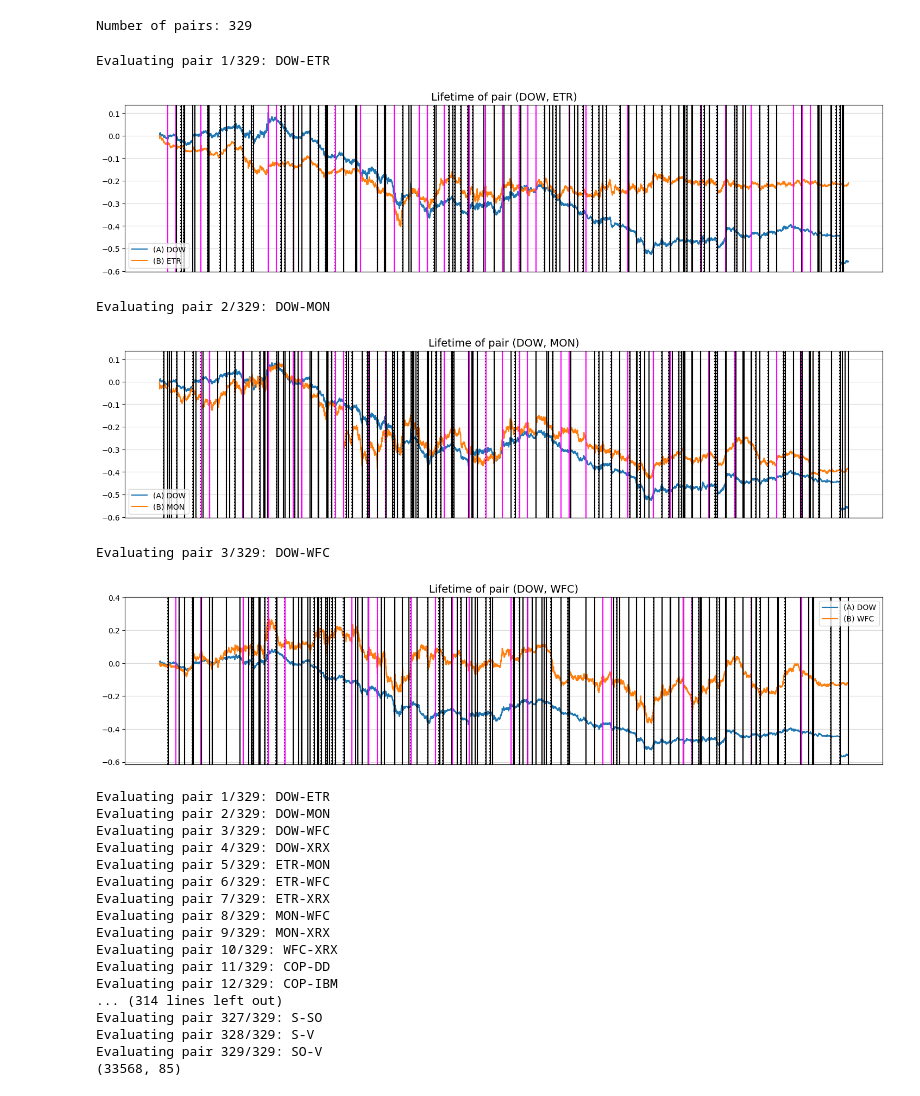
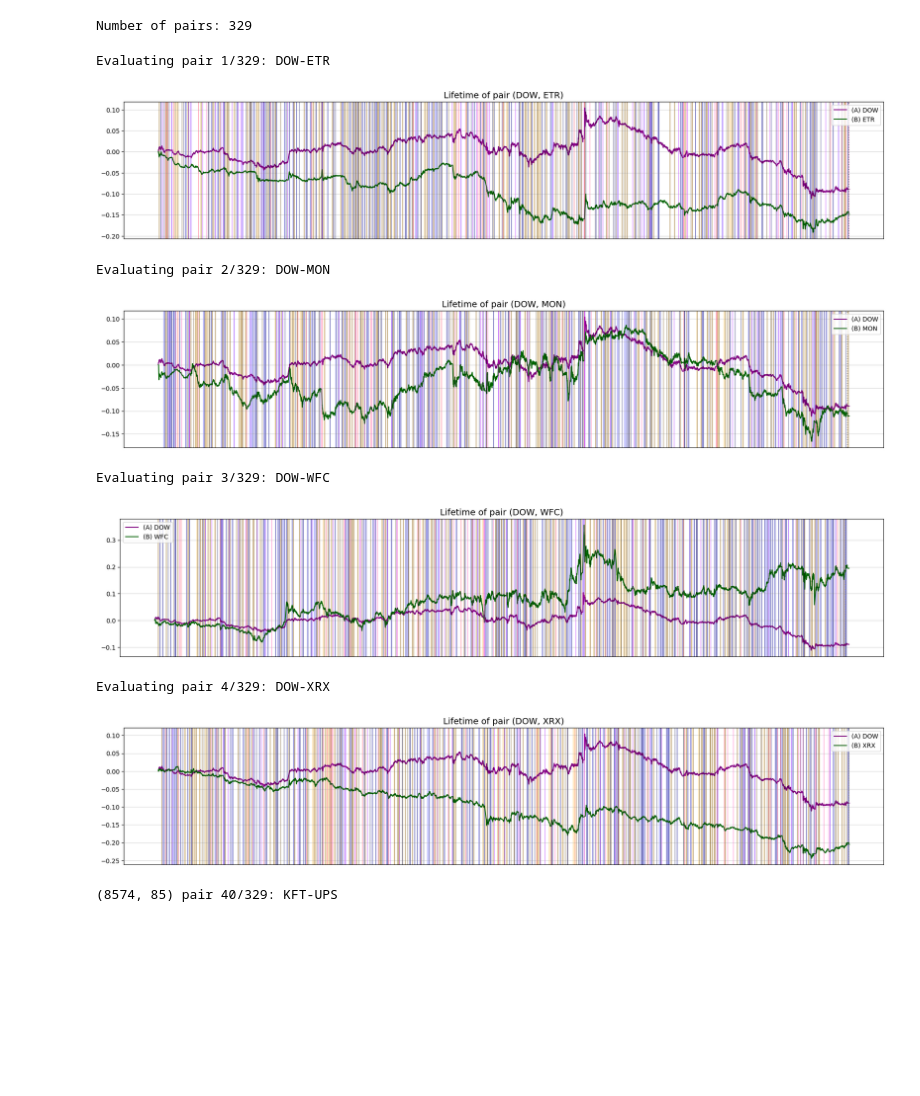
Before and after one commit to ctordo/SP100-high-frequency-analysis-corrclustering-trading, a Jupyter notebook: 4_PairsTrading/visu.ipynb, the cells around one changed output. Drawn from its saved outputs; the diff is of its cells as text; code cells hidden in the pictures; blank space fills up the shorter version.

```diff
--- a/4_PairsTrading/visu.ipynb
+++ b/4_PairsTrading/visu.ipynb
@@ -143,9 +143,9 @@ print(np_positions.shape)
 # %%
 window = 10
-lambda_in = 3
-lambda_out = 0.25
+lambda_in = 2
+lambda_out = 0.5
 lambda_emergency = 3
-patience_max = 125
+patience_max = 30
 # %%
 import matplotlib.dates as mdates
 
@@ -234,8 +234,8 @@ class Pair:
 
         # update positions dataframe
         if(self.entered):
-            np_positions[t, self.index_A] += (1 if not self.invert else -1)
-            np_positions[t, self.index_B] += (-1 if not self.invert else 1)
+            np_positions[t, self.index_A] += (1 if not self.invert else -1) * -1
+            np_positions[t, self.index_B] += (-1 if not self.invert else 1) * -1
 
 
     def info(self):
@@ -244,10 +244,10 @@ class Pair:
 
 
     def plot_lifetime_last(self):
-        fig, ax = plt.subplots(figsize = (18, 4))
+        fig, ax = plt.subplots(figsize = (22, 4))
         ax.set_title("Lifetime of pair (" + self.stock_A + ", "  + self.stock_B + ")", fontsize = 14)
-        ax.plot(df_cum_returns_window[self.stock_A], label = "(A) " + self.stock_A)
-        ax.plot(df_cum_returns_window[self.stock_B], label = "(B) " + self.stock_B)
+        ax.plot(df_cum_returns_window[self.stock_A], color = "purple", label = "(A) " + self.stock_A)
+        ax.plot(df_cum_returns_window[self.stock_B], color = "darkgreen", label = "(B) " + self.stock_B)
         ax.set_xticks([])
         #plt.plot(df_returns[self.stock_A] - df_returns[self.stock_B], label = "A - B")
         ax.grid(alpha = 0.5)
@@ -260,9 +260,8 @@ class Pair:
 
                 date_in = df_returns.iloc[t_in].name
                 date_out = df_returns.iloc[t_out].name
-                ax.axvline(date_in, linestyle = ':', color = 'black')
-                ax.axvline(date_out,                 color = 'black' if emergency == 'No' else ('magenta' if emergency == 'onDrift' else 'red'))
-                ax.axvspan(date_in, date_out,        color = 'blue' if not invert else 'orange', alpha = 0.1)
+                ax.axvline(date_out,                 color = 'black' if emergency == 'No' else ('magenta' if emergency == 'onDrift' else 'red'), linewidth=0.3)
+                ax.axvspan(date_in, date_out,        color = 'blue' if not invert else 'orange', alpha = 0.2)
             if(self.entered):
                 ax.axvline(date_in, linestyle = ':', color = 'gray')
 
@@ -283,55 +282,32 @@ nb_pairs = len(pairs)
 print(f"Number of pairs: {nb_pairs}")
 # %% [output]
 Number of pairs: 329
-# %%
-# Do the first five with plotting for sanity check
-
-count = 0
-for pair in pairs[:3]:
-    count += 1
-    print(f"Evaluating pair {count}/{nb_pairs}: {pair.stock_A}-{pair.stock_B}")
-    for t in range(window, len(df_returns_window)):
-        pair.evaluate(t)
-    pair.plot_lifetime_last()
-# %% [output]
-Evaluating pair 1/329: DOW-ETR
-[figure, removed]
-Evaluating pair 2/329: DOW-MON
-[figure, removed]
-Evaluating pair 3/329: DOW-WFC
-[figure, removed]
+# %%
+# nb_eval = nb_pairs # evaluatee all
+nb_eval = 40
 # %%
-# Do all without plotting
-
 count = 0
-for pair in pairs:
+for pair in pairs[:nb_eval]:
     count += 1
-    print(f"Evaluating pair {count}/{nb_pairs}: {pair.stock_A}-{pair.stock_B}")
+    print(f"Evaluating pair {count}/{nb_pairs}: {pair.stock_A}-{pair.stock_B}", end='\r')
     for t in range(window, len(df_returns_window)):
         pair.evaluate(t)
-    #pair.plot_lifetime_last()
+    if(count < 5):
+        pair.plot_lifetime_last()
 
 # Do a colulmn for sum of positions to check = 0
 np_positions[:, -1] = np_positions.sum(axis=1)
 print(np_positions.shape)
 # %% [output]
 Evaluating pair 1/329: DOW-ETR
-Evaluating pair 2/329: DOW-MON
-Evaluating pair 3/329: DOW-WFC
-Evaluating pair 4/329: DOW-XRX
-Evaluating pair 5/329: ETR-MON
-Evaluating pair 6/329: ETR-WFC
-Evaluating pair 7/329: ETR-XRX
-Evaluating pair 8/329: MON-WFC
-Evaluating pair 9/329: MON-XRX
-Evaluating pair 10/329: WFC-XRX
-Evaluating pair 11/329: COP-DD
-Evaluating pair 12/329: COP-IBM
-... (314 lines left out)
-Evaluating pair 327/329: S-SO
-Evaluating pair 328/329: S-V
-Evaluating pair 329/329: SO-V
-(33568, 85)
+[figure, added]
+Evaluating pair 2/329: DOW-MON
+[figure, added]
+Evaluating pair 3/329: DOW-WFC
+[figure, added]
+Evaluating pair 4/329: DOW-XRX
+[figure, added]
+(8574, 85) pair 40/329: KFT-UPS
 # %%
 from matplotlib.colors import BoundaryNorm
 import matplotlib.pyplot as plt
```
Also changed, not shown: parts of 6 cells of this notebook.
